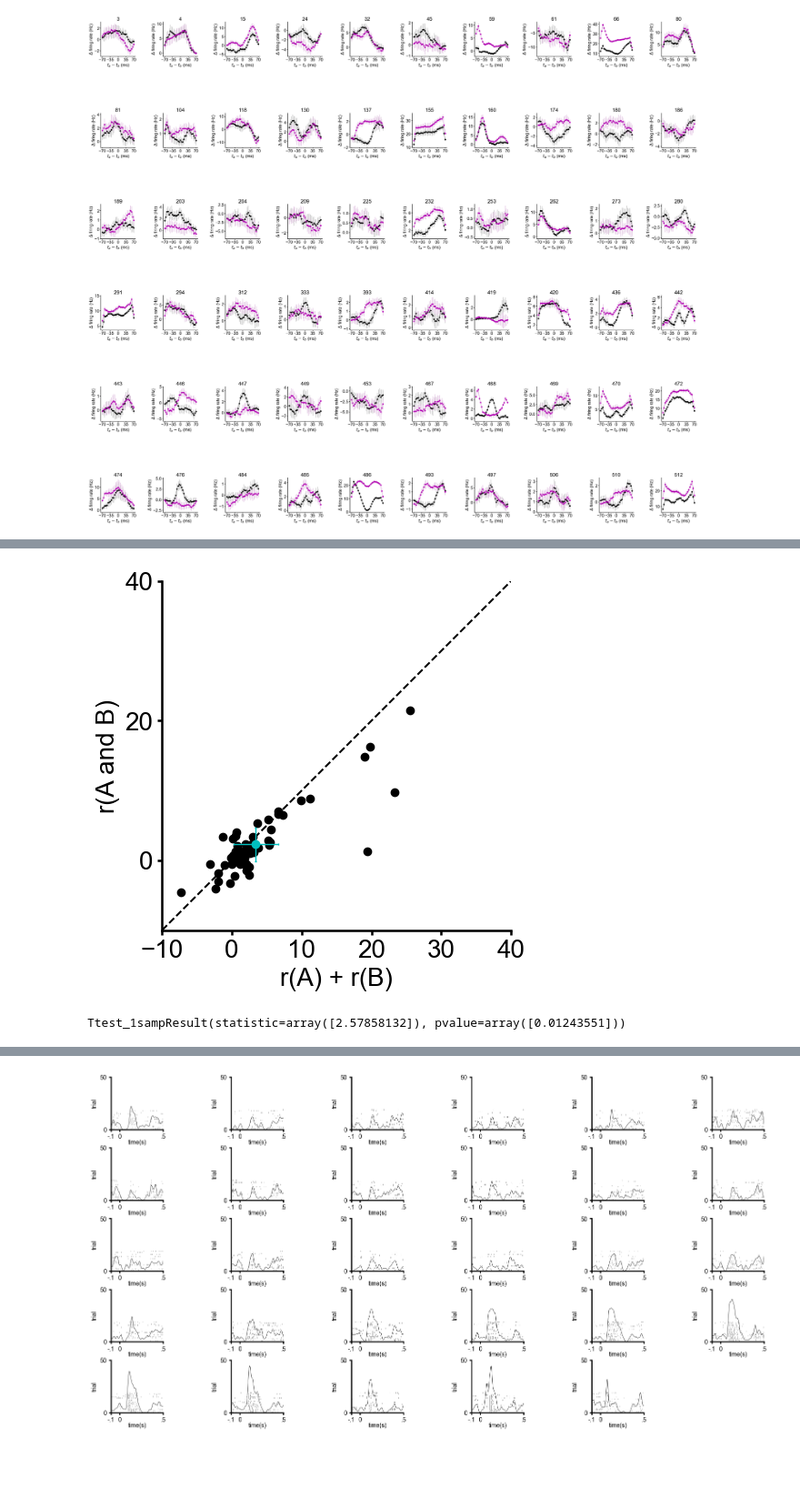
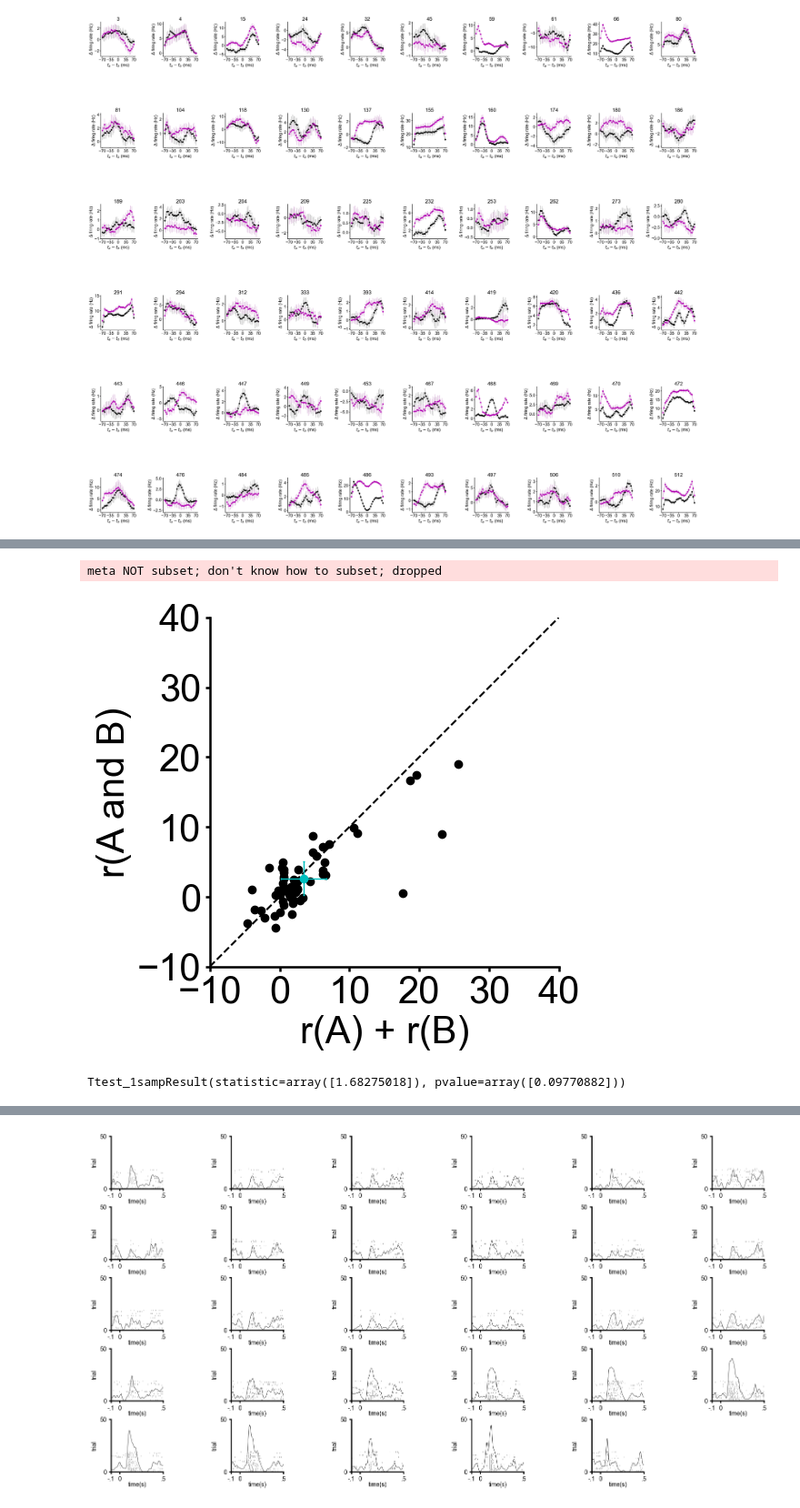
Before and after one commit to rmblazing/phase-coding-analysis, a Jupyter notebook: figure_generation/figure2/fig2_final.ipynb, the cells around one changed output, grey strips where cells are left out. Shown at 91% size. Saved outputs shown, nothing was run; the diff lists cells and outputs as text; code cells hidden in the pictures; blank space fills up the shorter version.

Commit message:
feat: added plotting for preferred delta t and example tuning curves

```diff
--- a/figure_generation/figure2/fig2_final.ipynb
+++ b/figure_generation/figure2/fig2_final.ipynb
@@ -154,7 +169,7 @@ n_trials = baseline_sub_psth_by_trial.shape[2]
 n_latencies_two_spot = len(indices)
 n_latencies_single_spot = 15
 # %%
-def plot_real_and_predicted_curves(cell, baseline_sub_psth_by_trial, indices, single_spot_indices, n_trials, n_latencies_two_spot, filt_width = 5, font_size = 15):
+def plot_real_and_predicted_curves(cell, baseline_sub_psth_by_trial, indices, single_spot_indices, n_trials, n_latencies_two_spot, filt_width = 5, font_size = 15, ylim = [-10,20], y_step = 10):
 
     # spot A indices: where spot A was stimulated alone at different intervals relative to inhalation
     spot_A_indices = np.arange(30,45) # hard-coded. 30-45 are spot A alone indices.
@@ -207,9 +222,10 @@ def plot_real_and_predicted_curves(cell, baseline_sub_psth_by_trial, indices, si
     plt.errorbar(x_valid, np.mean(all_mov_mean_y,0), yerr = CI.T, color = 'k', linewidth = .5)
     plt.plot(x_valid, np.mean(all_mov_mean_y_combine,0), '-mo', linewidth = .5)
     plt.errorbar(x_valid, np.mean(all_mov_mean_y_combine,0), yerr = CI_combine.T, color = 'purple', linewidth = .5)
-    plt.ylim(-10,20)
+    plt.ylim(ylim[0],ylim[1])
     plt.xticks([-70,-35,0,35,70])
-    plt.yticks([-10,-5,0,5,10,15,20])
+    yticks = np.arange(ylim[0],ylim[1]+y_step, y_step)
+    plt.yticks(yticks)
     plt.ylabel('$\Delta$ firing rate (Hz)')
     plt.xlabel('$t_{a}-t_{b}$ (ms)')
     plt.title(str(cell))
@@ -277,3 +293,7 @@ for cell_n, cell in enumerate(tuned_resp_cells):
     PGanalysis.axis_fixer(ratio = 1, size = 20)
 # %% [output]
 [figure]
+# %%
+all_trial_type_psth = reclist[0]['trial_type_psth']
+for rec in range(1, len(reclist)):
+    all_trial_type_psth = np.concatenate((all_trial_type_psth,  reclist[rec]['trial_type_psth']),0)
@@ -287,6 +638,8 @@ r_sq = np.empty(len(tuned_resp_cells))
 
 mov_mean_y_all = np.empty((len(tuned_resp_cells), n_latencies_two_spot))
 mov_mean_y_combine_all = np.empty((len(tuned_resp_cells), n_latencies_two_spot))
+y_all = np.empty((len(tuned_resp_cells), n_latencies_two_spot))
+y_combine_all = np.empty((len(tuned_resp_cells), n_latencies_two_spot))
 
 for i, cell in enumerate(tuned_resp_cells):
 
@@ -294,11 +647,13 @@ for i, cell in enumerate(tuned_resp_cells):
     y = baseline_sub_mean_psth[cell,indices]
     mov_mean_y = np.convolve(y, np.ones(filt_width)/filt_width, mode='same')
     mov_mean_y_all[i,:] = mov_mean_y
+    y_all[i,:] = y
 
     # get the predicted tuning curve by summing the responses to the single spot stimuli at each delta t condition
     y_combine = baseline_sub_mean_psth[cell,np.flipud(single_spot_indices)]+baseline_sub_mean_psth[cell,single_spot_indices_flip]
     mov_mean_y_combine = np.convolve(y_combine, np.ones(filt_width)/filt_width, mode='same')
     mov_mean_y_combine_all[i,:] = mov_mean_y_combine
+    y_combine_all[i,:] = y_combine
 
     # determine the % variance explained in the tuning curve by the phase of stimulation.
     coeffs[i,:] = np.polyfit(mov_mean_y_combine, mov_mean_y,1)
@@ -311,3 +666,7 @@ simul_index = np.where(indices == 0)[0]
 # get the 95% confidence interval for change in firing rate in the simultaneous (delta t = 0) stimulation condition for (A and B) and (A) + (B)
 cint_y = st.t.interval(alpha=0.95, df=len(mov_mean_y_all[:,simul_index])-1, loc=np.mean(mov_mean_y_all[:,simul_index]), scale=st.sem(mov_mean_y_all[:,simul_index]))
 cint_y_combined = st.t.interval(alpha=0.95, df=len(mov_mean_y_combine_all[:,simul_index])-1, loc=np.mean(mov_mean_y_combine_all[:,simul_index]), scale=st.sem(mov_mean_y_combine_all[:,simul_index]))
+# %%
+# get the 95% confidence interval for change in firing rate in the simultaneous (delta t = 0) stimulation condition for (A and B) and (A) + (B)
+cint_y = st.t.interval(alpha=0.95, df=len(y_all[:,simul_index])-1, loc=np.mean(y_all[:,simul_index]), scale=st.sem(y_all[:,simul_index]))
+cint_y_combined = st.t.interval(alpha=0.95, df=len(y_combine_all[:,simul_index])-1, loc=np.mean(y_combine_all[:,simul_index]), scale=st.sem(y_combine_all[:,simul_index]))
@@ -314,21 +689,26 @@ cint_y_combined = st.t.interval(alpha=0.95, df=len(mov_mean_y_combine_all[:,simu
 # %%
 # for each cell, plot the change in firing rate in the simultaneous (delta t = 0) stimulation condition for (A and B) and (A) + (B)
-plt.plot(mov_mean_y_combine_all[:,simul_index], mov_mean_y_all[:,simul_index], 'ko', zorder = 1)
-plt.errorbar(np.mean(mov_mean_y_combine_all[:,simul_index]), np.mean(mov_mean_y_all[:,simul_index]), xerr = cint_y_combined[1]-cint_y_combined[0], yerr = cint_y[1]-cint_y[0], fmt = 'o', capsize = 1, elinewidth = 1, capthick = 1, zorder = 10, color = 'c')
+plt.plot(y_combine_all[:,simul_index], y_all[:,simul_index], 'ko', zorder = 1)
+plt.errorbar(np.mean(y_combine_all[:,simul_index]), np.mean(y_all[:,simul_index]), xerr = cint_y_combined[1]-cint_y_combined[0], yerr = cint_y[1]-cint_y[0], fmt = 'o', capsize = 1, elinewidth = 1, capthick = 1, zorder = 10, color = 'c')
+#plt.plot(mov_mean_y_combine_all[:,simul_index], mov_mean_y_all[:,simul_index], 'ko', zorder = 1)
+#plt.errorbar(np.mean(mov_mean_y_combine_all[:,simul_index]), np.mean(mov_mean_y_all[:,simul_index]), xerr = cint_y_combined[1]-cint_y_combined[0], yerr = cint_y[1]-cint_y[0], fmt = 'o', capsize = 1, elinewidth = 1, capthick = 1, zorder = 10, color = 'c')
 plt.ylim(-10,40)
 plt.xlim(-10,40)
 plt.plot([-10,40],[-10,40],'k--')
 plt.xticks(np.arange(-10,50,10))
+plt.yticks(np.arange(-10,50,10))
 plt.ylabel('r(A and B)')
 plt.xlabel('r(A) + r(B)')
 PGanalysis.axis_fixer(ratio = 1, size = 30)
+plt.savefig(r'S:\All_Staff\robin\Paper\phase_coding_manuscript\figures\fig2\summation_summary.pdf', bbox_inches = 'tight')
 # %% [output]
+meta NOT subset; don't know how to subset; dropped
-[figure, old version]
+[figure, new version]
 # %%
 # perform a significance test to determine whether firing rates are significantly higher or lower than predicted by the sum of individual spots
-scipy.stats.ttest_1samp(mov_mean_y_combine_all[:,simul_index]-mov_mean_y_all[:,simul_index],0)
+scipy.stats.ttest_1samp(y_combine_all[:,simul_index]-y_all[:,simul_index],0)
 # %% [output]
-Ttest_1sampResult(statistic=array([2.57858132]), pvalue=array([0.01243551]))
+Ttest_1sampResult(statistic=array([1.68275018]), pvalue=array([0.09770882]))
 # %%
 # plot a histogram of r-squared values
 hist_pref = np.histogram(r_sq, bins = np.arange(0,1.1,.1))
```
Also changed, not shown: parts of 24 cells of this notebook.
